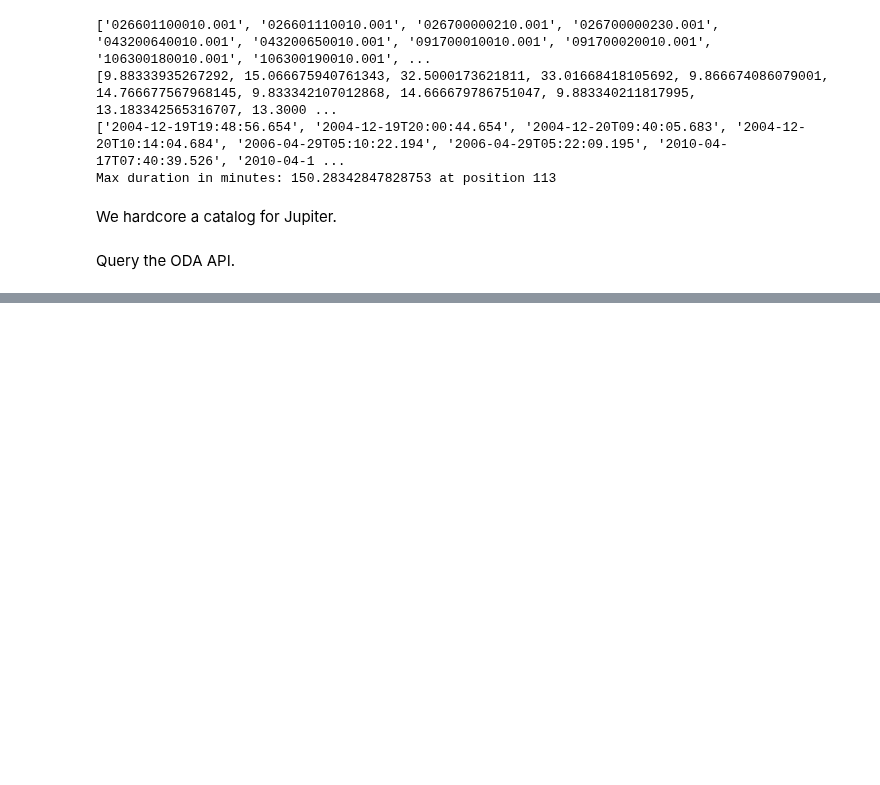
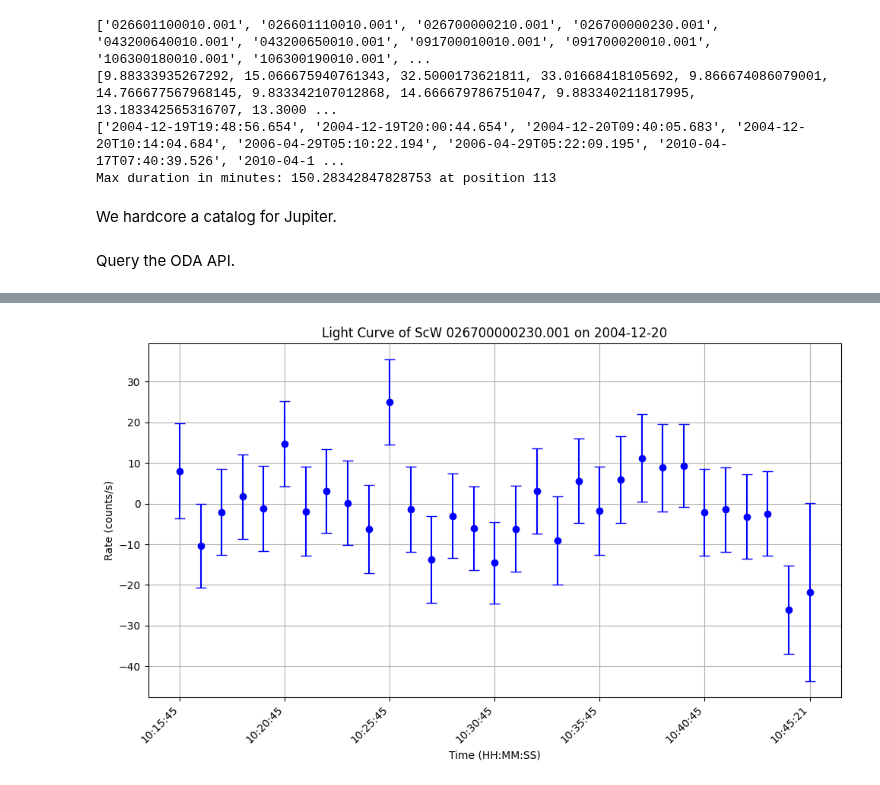
Before and after one commit to interstellxr/jupiter-xray-analysis, a Jupyter notebook: jupiter-xrays/JupiterLC.ipynb, the cells around one changed output, grey strips where cells are left out. Drawn from its saved outputs; the diff is of its cells as text; code cells hidden in the pictures; blank space fills up the shorter version.

```diff
--- a/jupiter-xrays/JupiterLC.ipynb
+++ b/jupiter-xrays/JupiterLC.ipynb
@@ -279,0 +189,3 @@ NameError: name 'x' is not defined
+# %%
+lc=data_collection._p_list[0]
+lc.data_unit[1].data
@@ -279,0 +248,35 @@ NameError: name 'x' is not defined
+# %%
+import matplotlib.pyplot as plt
+import numpy as np
+from datetime import datetime, timedelta
+
+time = lc.data_unit[1].data['TIME']
+rate = lc.data_unit[1].data['RATE']
+error = lc.data_unit[1].data['ERROR'] # just the std of the rate
+
+mjd_ref = lc.data_unit[1].header['MJDREF']
+
+time = [Time(mjd_ref + t, format='mjd').isot for t in time]
+date_str = time[0].split('T')[0]
+time_labels = []
+for t in time:
+    time_str = t.split('T')[1]
+    h, m, s = time_str.split(':')
+    s = round(float(s))
+    time_labels.append(f'{int(h):02}:{int(m):02}:{s:02}')
+
+
+plt.figure(figsize=(10, 6))
+plt.errorbar(time_labels, rate, yerr=error, label='Light Curve', color='blue',fmt='o', capsize=5)
+
+plt.xlabel('Time (HH:MM:SS)')
+plt.ylabel('Rate (counts/s)')
+plt.title(f'Light Curve of ScW {scw_list[list_position]} on {date_str}')
+plt.grid(True)
+
+xticks = np.arange(0, len(time_labels), 5)
+plt.xticks(xticks, [time_labels[i] for i in xticks], rotation=45, ha='right')
+plt.tight_layout()
+plt.show()
+# %% [output]
+[figure, added]
```
Also changed, not shown: parts of 16 cells of this notebook.
